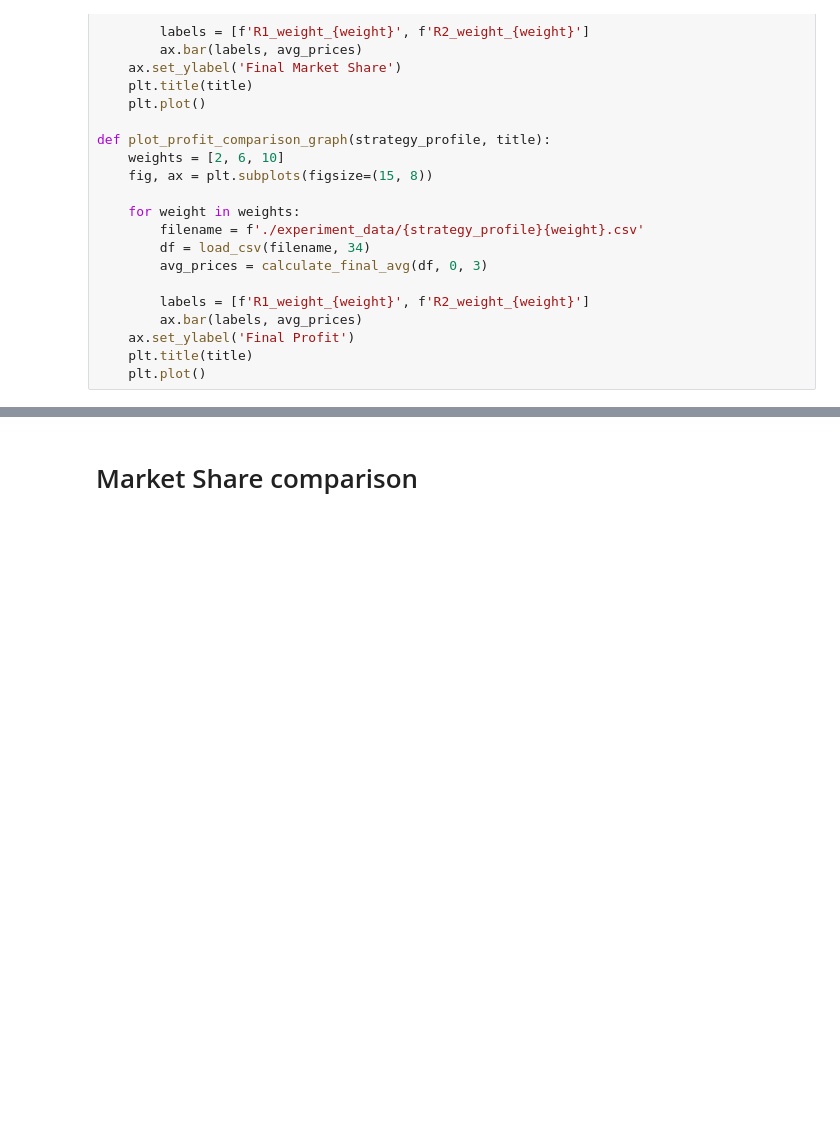
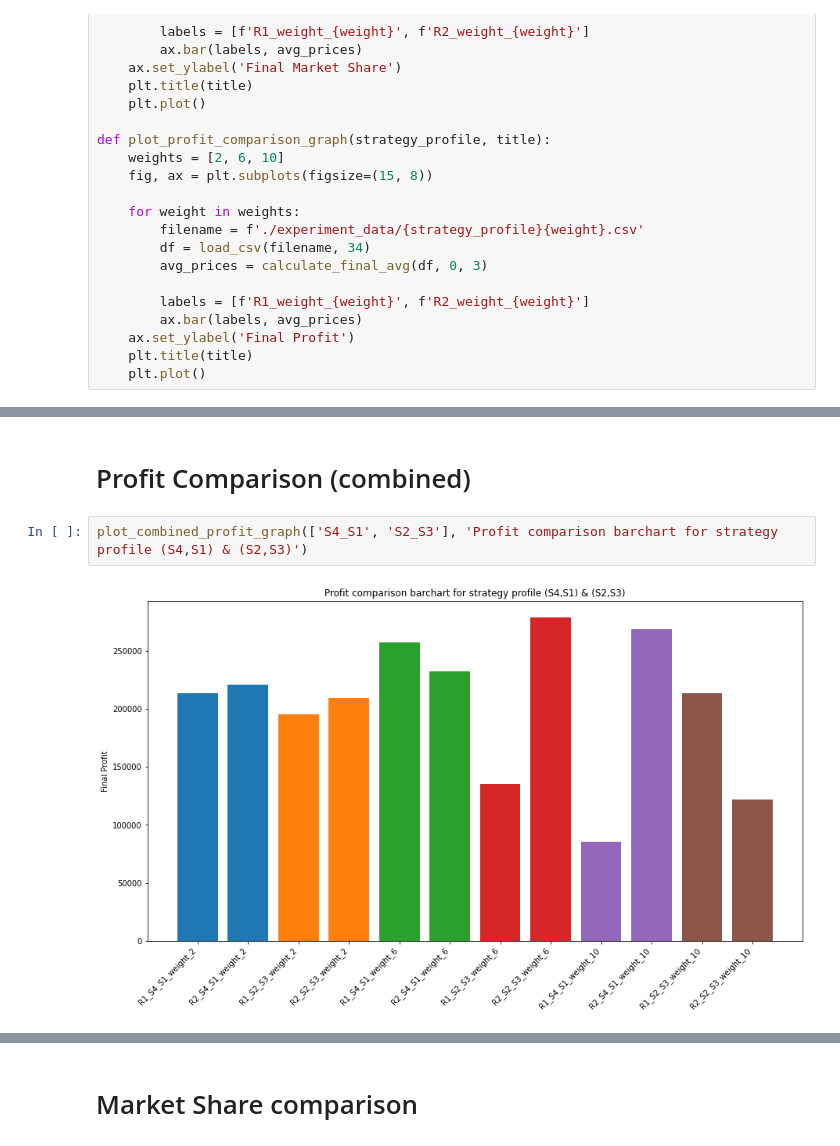
Before and after one commit to AustinCheang/ABM_Netlogo, a Jupyter notebook: distance_weighting_impact_on_market_share.ipynb, the cells around one changed output, grey strips where cells are left out. Drawn from its saved outputs; the diff is of its cells as text; blank space fills up the shorter version.

Commit message:
added combined plots

```diff
--- a/distance_weighting_impact_on_market_share.ipynb
+++ b/distance_weighting_impact_on_market_share.ipynb
@@ -64,0 +144,6 @@ def plot_profit_comparison_graph(strategy_profile, title):
+# %% [markdown]
+# Profit Comparison (combined)
+# %%
+plot_combined_profit_graph(['S4_S1', 'S2_S3'], 'Profit comparison barchart for strategy profile (S4,S1) & (S2,S3)')
+# %% [output]
+[figure, added]
```
Also changed, not shown: parts of 5 cells of this notebook.
